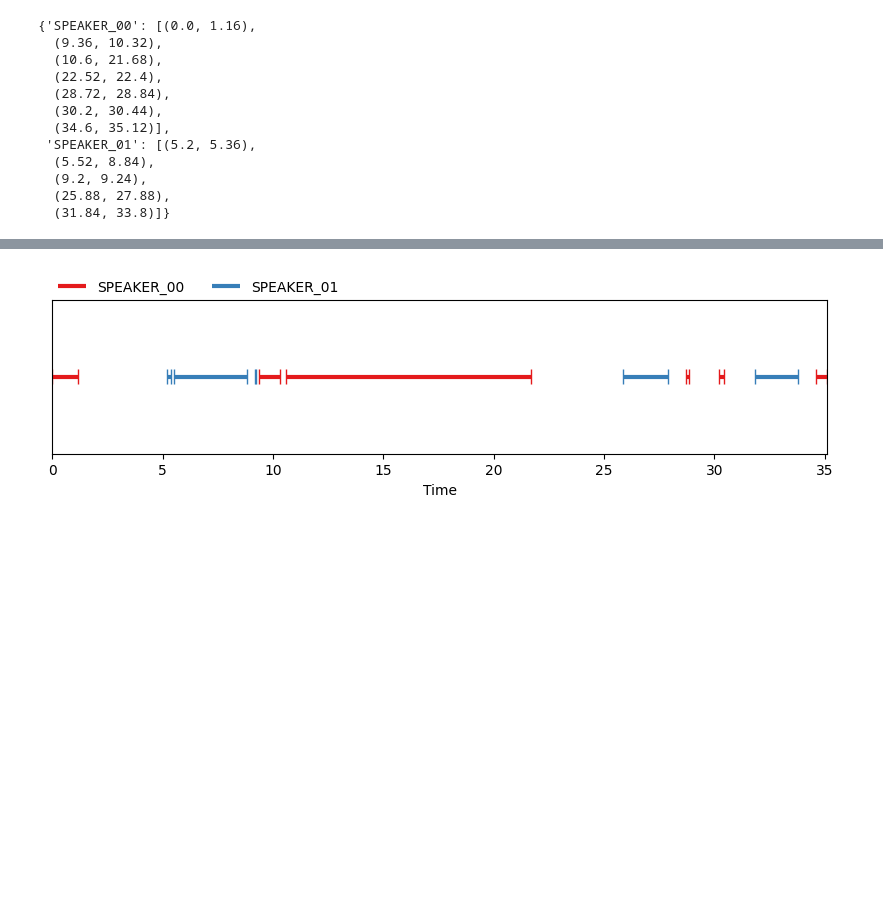
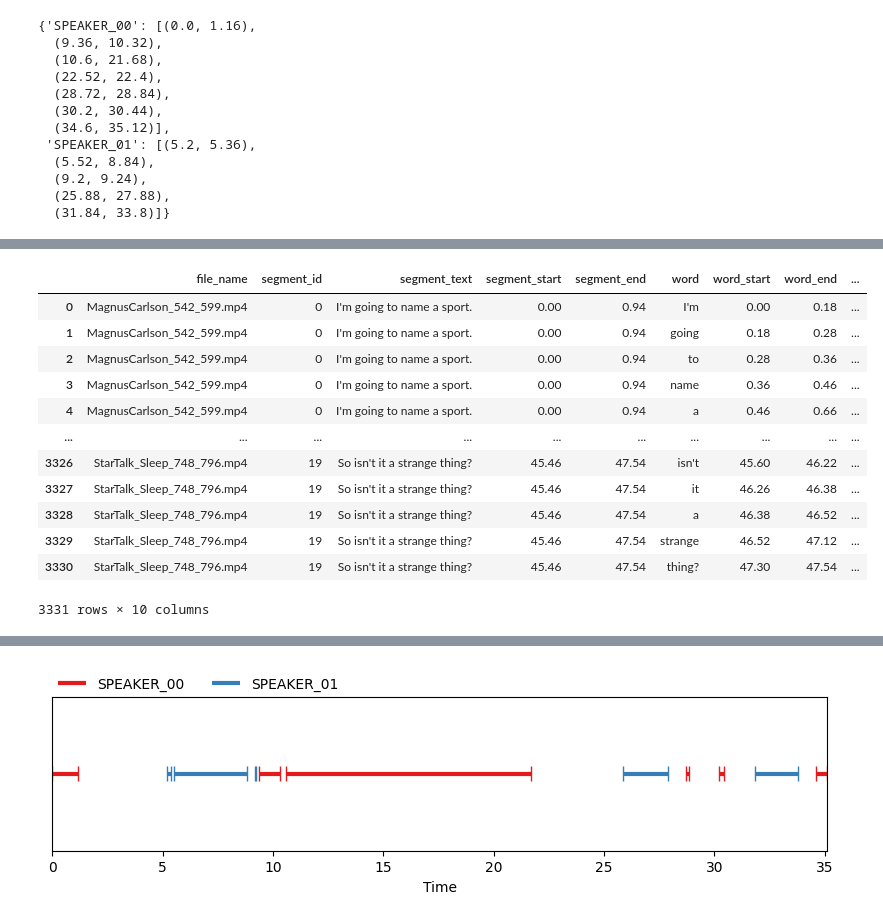
Before and after one commit to ghadwalsunil/WhoSaidThat, a Jupyter notebook: main.ipynb, the cells around one changed output, grey strips where cells are left out. Saved outputs shown, nothing was run; the diff lists cells and outputs as text; code cells hidden in the pictures; blank space fills up the shorter version.

```diff
--- a/main.ipynb
+++ b/main.ipynb
@@ -351,0 +594,19 @@ audio_output
+# %%
+# Transcription
+df = pd.read_excel("Dataset/Videos/Transcriptions_WithSpeakers.xlsx")
+df["video_name"] = df["file_name"].apply(lambda x: os.path.splitext(x)[0])
+df
+# %% [output]
+|  | file_name | segment_id | segment_text | segment_start | segment_end | word | word_start | word_end | ... |
+| 0 | MagnusCarlson_542_599.mp4 | 0 | I'm going to name a sport. | 0.00 | 0.94 | I'm | 0.00 | 0.18 | ... |
+| 1 | MagnusCarlson_542_599.mp4 | 0 | I'm going to name a sport. | 0.00 | 0.94 | going | 0.18 | 0.28 | ... |
+| 2 | MagnusCarlson_542_599.mp4 | 0 | I'm going to name a sport. | 0.00 | 0.94 | to | 0.28 | 0.36 | ... |
+| 3 | MagnusCarlson_542_599.mp4 | 0 | I'm going to name a sport. | 0.00 | 0.94 | name | 0.36 | 0.46 | ... |
+| 4 | MagnusCarlson_542_599.mp4 | 0 | I'm going to name a sport. | 0.00 | 0.94 | a | 0.46 | 0.66 | ... |
+| ... | ... | ... | ... | ... | ... | ... | ... | ... | ... |
+| 3326 | StarTalk_Sleep_748_796.mp4 | 19 | So isn't it a strange thing? | 45.46 | 47.54 | isn't | 45.60 | 46.22 | ... |
+| 3327 | StarTalk_Sleep_748_796.mp4 | 19 | So isn't it a strange thing? | 45.46 | 47.54 | it | 46.26 | 46.38 | ... |
+| 3328 | StarTalk_Sleep_748_796.mp4 | 19 | So isn't it a strange thing? | 45.46 | 47.54 | a | 46.38 | 46.52 | ... |
+| 3329 | StarTalk_Sleep_748_796.mp4 | 19 | So isn't it a strange thing? | 45.46 | 47.54 | strange | 46.52 | 47.12 | ... |
+| 3330 | StarTalk_Sleep_748_796.mp4 | 19 | So isn't it a strange thing? | 45.46 | 47.54 | thing? | 47.30 | 47.54 | ... |
+3331 rows × 10 columns
```
Also changed, not shown: parts of 18 cells of this notebook, 7 other files.
